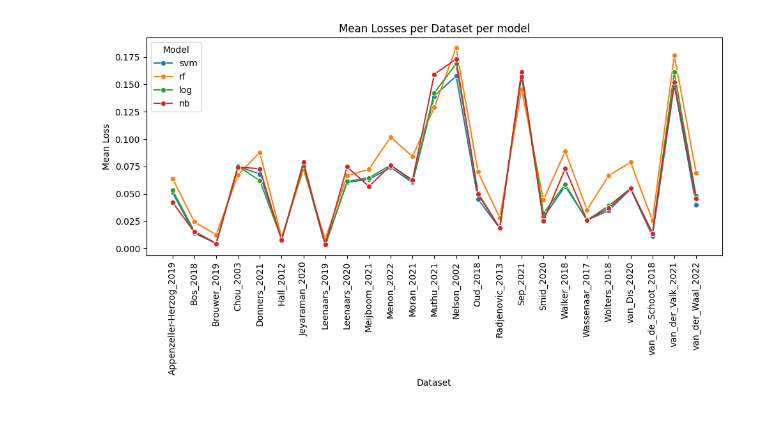
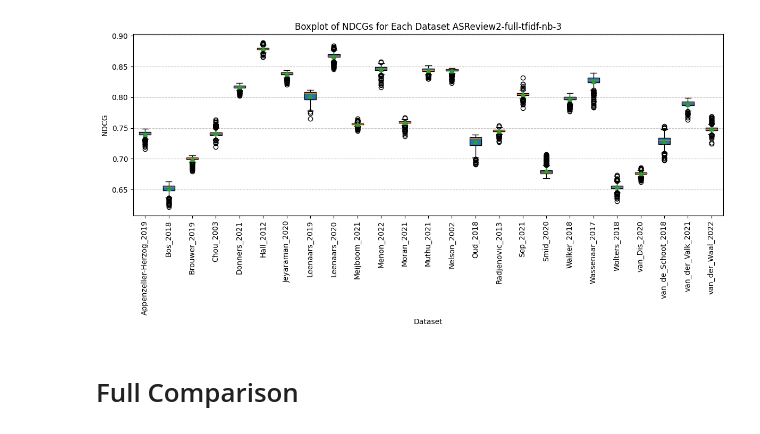
Before and after one commit to asreview/asreview-optuna, a Jupyter notebook: asreview2-optuna/completed_runs/optuna_output_analysis.ipynb, the cells around one changed output. Saved outputs shown, nothing was run; the diff lists cells and outputs as text; code cells hidden in the pictures.

```diff
--- a/asreview2-optuna/completed_runs/optuna_output_analysis.ipynb
+++ b/asreview2-optuna/completed_runs/optuna_output_analysis.ipynb
@@ -66,9 +267,46 @@ for trial in study.trials:
+# %%
+# Extract intermediate values grouped by dataset_id
+dataset_intermediate_values = defaultdict(list)
+
+for trial in study.trials:
+    if trial.intermediate_values:
+        # Distribute intermediate values by dataset_id (index in the list)
+        for dataset_id, value in enumerate(trial.intermediate_values.values()):
+            if dataset_id >= 25:
+                continue
+            dataset_intermediate_values[dataset_id].append(value)
+
+# Prepare data for boxplots
+datasets = list(dataset_intermediate_values.keys())
+boxplot_data = [dataset_intermediate_values[dataset_id] for dataset_id in datasets]
+
+# Plot boxplots
+plt.figure(figsize=(12, 6))
+plt.boxplot(boxplot_data, labels=dataset_names, showmeans=True, patch_artist=True)
+plt.xlabel("Dataset")
+plt.ylabel(metric_name[0])
+plt.title(f"Boxplot of {metric_name[1]} for Each Dataset {study_name}")
+plt.grid(axis="y", linestyle="--", alpha=0.7)
+plt.xticks(rotation=90)  # Rotate dataset names for better readability
+plt.tight_layout()
+
+# Show the plot
+plt.tight_layout()
+# plt.savefig(f"boxplot_per_dataset_{study_name}.pdf")
+plt.show()
+# %% [output]
+[figure, added]
+# %% [markdown]
+# Full Comparison
 # %%
 dfs = []
 trial_ids = {}
 for model in ["svm", "rf", "log", "nb"]:
     study = optuna.load_study(study_name=f"ASReview2-full-{model}-1", storage=db_path)
-    df = pd.DataFrame(list(study.best_trial.intermediate_values.items()), columns=["Dataset", "Mean Loss"])
+    df = pd.DataFrame(
+        list(study.best_trial.intermediate_values.items()),
+        columns=["Dataset", "Mean Loss"],
+    )
     df["Dataset"] = [dataset_names[i] for i in df["Dataset"]]
     df["Model"] = model
     dfs.append(df)
@@ -86,8 +324,6 @@ plt.xticks(rotation=90)
 plt.ylabel("Mean Loss")
 plt.tight_layout()
 plt.show()
-# %% [output]
-[figure, removed]
 # %%
 # Filter out data for NB and SVM models
 nb_df = combined_df[combined_df["Model"] == "nb"].set_index("Dataset")
```
Also changed, not shown: parts of 11 cells of this notebook, 1 other file.
